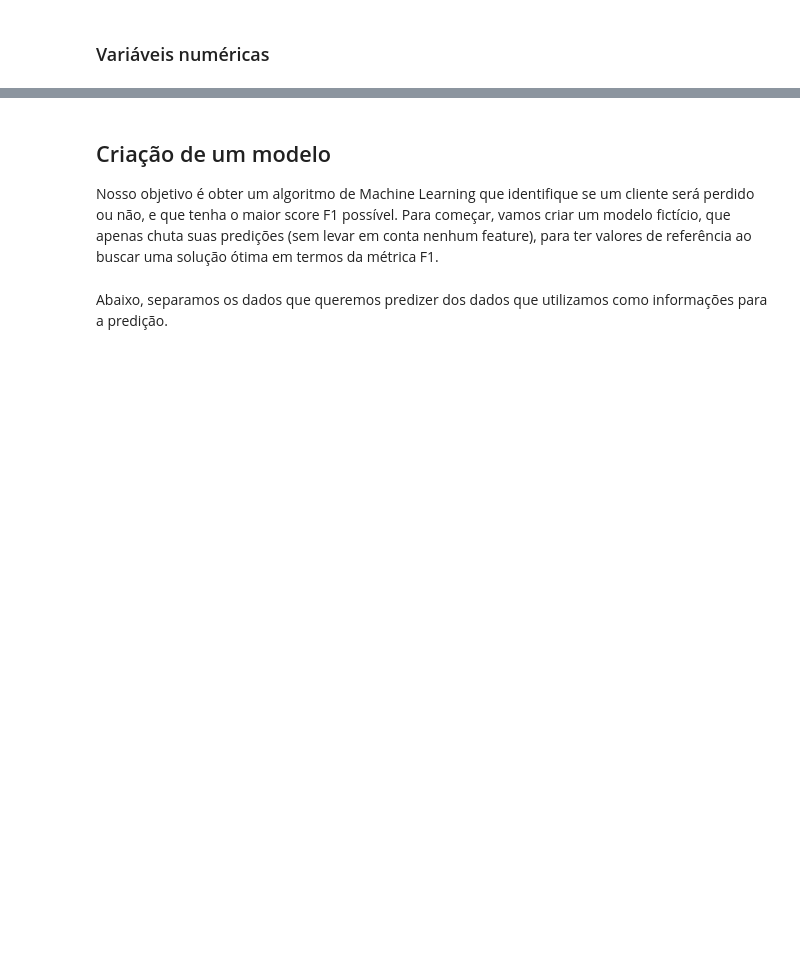
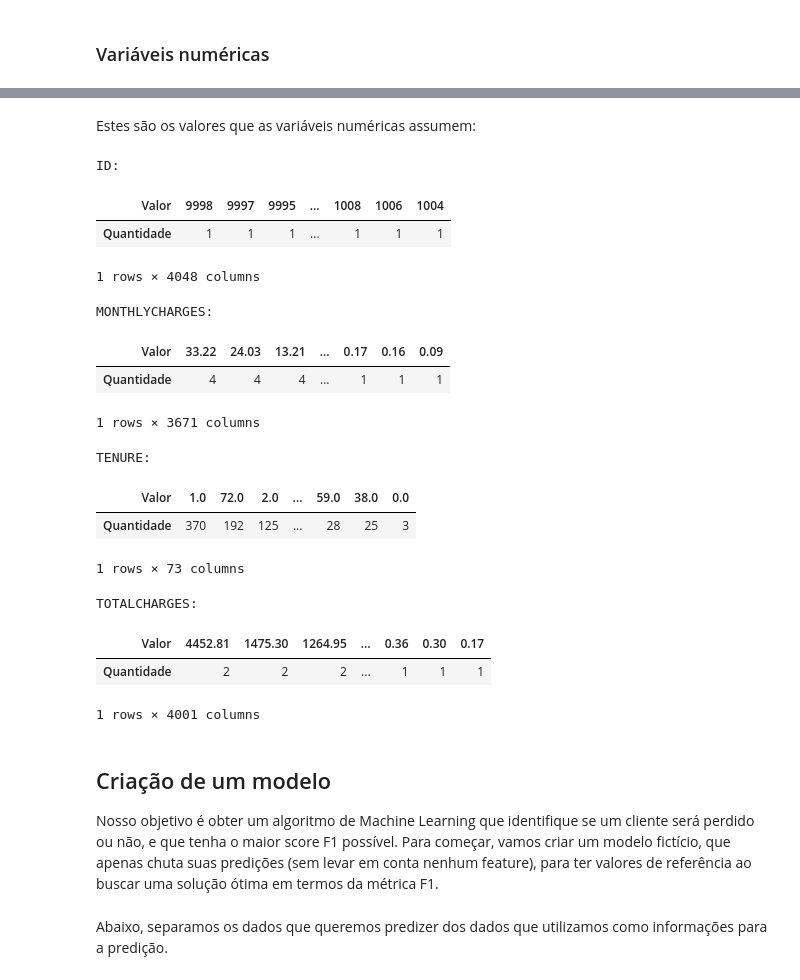
Before and after one commit to he7d3r/maratona-behind-the-code-2021, a Jupyter notebook: 5-sonda/solução/notebook.ipynb, the cells around one changed output, grey strips where cells are left out. Saved outputs shown, nothing was run; the diff lists cells and outputs as text; code cells hidden in the pictures; blank space fills up the shorter version.

Commit message:
Use 2 pipelines to explore categorical and numerical feature values

```diff
--- a/5-sonda/solução/notebook.ipynb
+++ b/5-sonda/solução/notebook.ipynb
@@ -180,3 +202,16 @@ with pd.option_context("display.max_columns", None):
 | unique | 2 | 2.0 | 2 | 2 | 2 | 3 | 3 | ... |
 | top | Female | 0.0 | No | No | Yes | No | Fiber optic | ... |
 | freq | 2016 | 3364.0 | 2053 | 2822 | 3648 | 1980 | 1769 | ... |
+# %%
+def display_value_counts(df):
+    for col in df:
+        print(f"{col}:")
+        display(
+            df[col]
+            .value_counts()
+            .reset_index()
+            .sort_values([col, "index"], ascending=False)
+            .rename(columns={col: "Quantidade", "index": "Valor"})
+            .set_index("Valor")
+            .T
+        )
@@ -200,0 +250,28 @@ with pd.option_context("display.max_columns", None):
+# %%
+numeric_features = [
+    # 'ID',  # This is just an identifier, not a feature
+    "MONTHLYCHARGES",
+    "TENURE",
+    "TOTALCHARGES",
+]
+
+
+def num_mapper(df):
+    def col_mapper(col):
+        return pd.to_numeric(col, errors="coerce")
+
+    return df.apply(col_mapper)
+
+
+numeric_transformer = Pipeline(
+    steps=[
+        ("to_numeric", FunctionTransformer(num_mapper)),
+    ]
+)
+
+df_train_num = numeric_transformer.fit_transform(df_train[["ID"] + numeric_features])
+
+df_clean = pd.concat([df_train_cat, df_train_num], axis=1)[df_train.columns].copy()
+
+with pd.option_context("display.max_columns", None):
+    display(df_train_num.describe())
@@ -201,3 +288,25 @@ with pd.option_context("display.max_columns", None):
+# %% [markdown]
+Estes são os valores que as variáveis numéricas assumem:
+# %%
+with pd.option_context("display.max_columns", 6):
+    display_value_counts(df_train_num)
+# %% [output]
+ID:
+| Valor | 9998 | 9997 | 9995 | ... | 1008 | 1006 | 1004 |
+| Quantidade | 1 | 1 | 1 | ... | 1 | 1 | 1 |
+1 rows × 4048 columns
+MONTHLYCHARGES:
+| Valor | 33.22 | 24.03 | 13.21 | ... | 0.17 | 0.16 | 0.09 |
+| Quantidade | 4 | 4 | 4 | ... | 1 | 1 | 1 |
+1 rows × 3671 columns
+TENURE:
+| Valor | 1.0 | 72.0 | 2.0 | ... | 59.0 | 38.0 | 0.0 |
+| Quantidade | 370 | 192 | 125 | ... | 28 | 25 | 3 |
+1 rows × 73 columns
+TOTALCHARGES:
+| Valor | 4452.81 | 1475.30 | 1264.95 | ... | 0.36 | 0.30 | 0.17 |
+| Quantidade | 2 | 2 | 2 | ... | 1 | 1 | 1 |
+1 rows × 4001 columns
 # %% [markdown]
 ## Criação de um modelo
 
```
Also changed, not shown: parts of 12 cells of this notebook.
